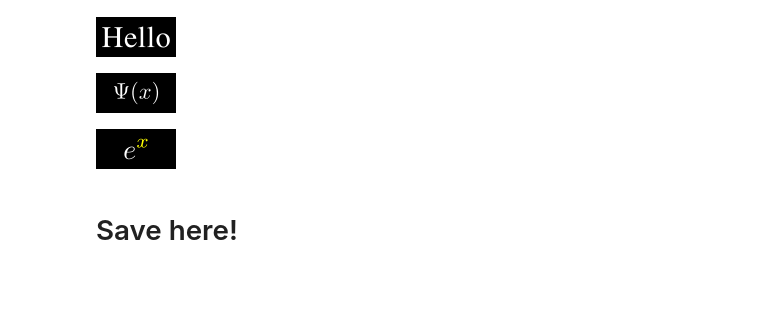
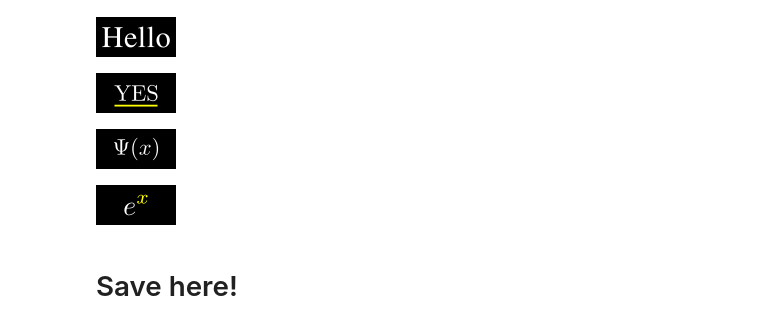
Before and after one commit to kolibril13/mobject-gallery, a Jupyter notebook: Mobjects_Text.ipynb, the cells around one changed output. Cells and saved outputs as stored; diff of their text form; code cells hidden in the pictures; blank space fills up the shorter version.

```diff
--- a/Mobjects_Text.ipynb
+++ b/Mobjects_Text.ipynb
@@ -21,6 +21,20 @@ snippet = 'mob = Text("Hello", color=WHITE)'
 name_snippet_pairs[image_full_name] = snippet
 # %% [output]
 [figure]
+# %%
+%%manim $params
+class Example(ZoomedScene):
+    def construct(self):
+        t = Tex("YES")
+        ul = Underline(t, color=YELLOW)
+        self.add(t, ul)
+        self.camera.frame.scale(1/8)
+###******
+image_full_name = "Underline.png"
+snippet = 't = Tex("YES")\nul = Underline(t, color=YELLOW)'
+name_snippet_pairs[image_full_name] = snippet
+# %% [output]
+[figure, added]
 # %%
 %%manim $params
 class Example(ZoomedScene):
```
Also changed, not shown: parts of 1 cell of this notebook, 23 other files.
